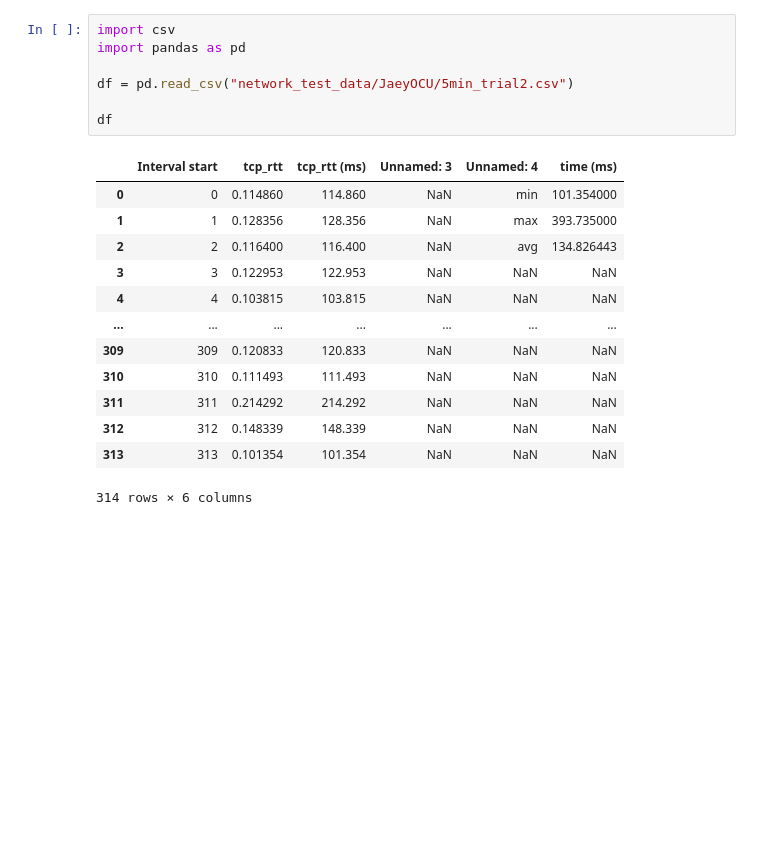
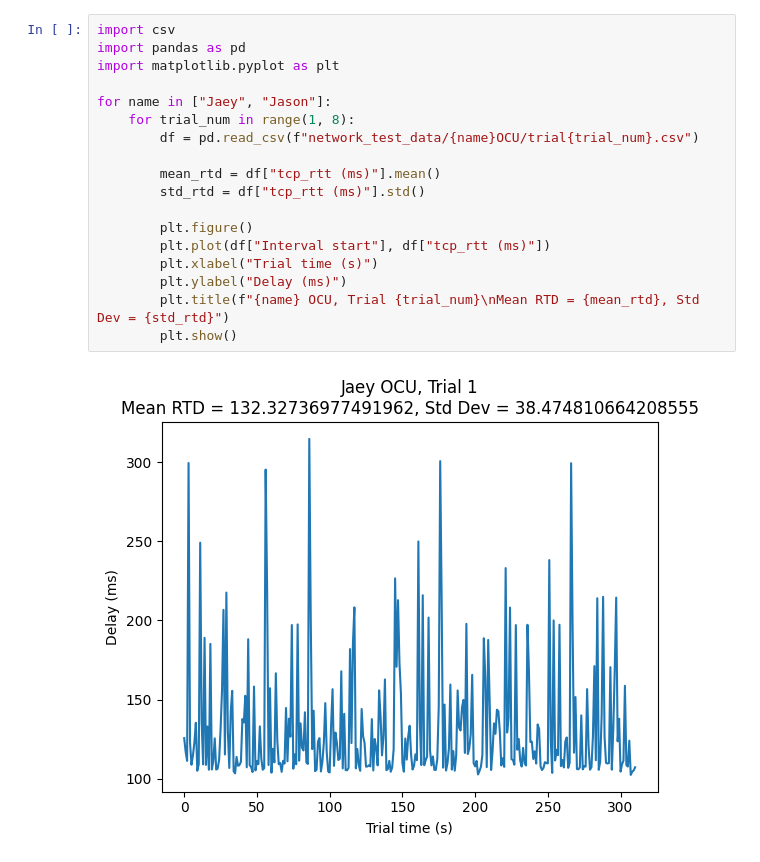
Before and after one commit to jasonkglim/MotionScaling, a Jupyter notebook: delay_modeling/process_network_test.ipynb, the cells around one changed output. Drawn from its saved outputs; the diff is of its cells as text; blank space fills up the shorter version.

Commit message:
plotting network delay

```diff
--- a/delay_modeling/process_network_test.ipynb
+++ b/delay_modeling/process_network_test.ipynb
@@ -1,21 +1,20 @@
-# %%
-import csv
-import pandas as pd
-
-df = pd.read_csv("network_test_data/JaeyOCU/5min_trial2.csv")
-
-df
-# %% [output]
-|  | Interval start | tcp_rtt | tcp_rtt (ms) | Unnamed: 3 | Unnamed: 4 | time (ms) |
-| 0 | 0 | 0.114860 | 114.860 | NaN | min | 101.354000 |
-| 1 | 1 | 0.128356 | 128.356 | NaN | max | 393.735000 |
-| 2 | 2 | 0.116400 | 116.400 | NaN | avg | 134.826443 |
-| 3 | 3 | 0.122953 | 122.953 | NaN | NaN | NaN |
-| 4 | 4 | 0.103815 | 103.815 | NaN | NaN | NaN |
-| ... | ... | ... | ... | ... | ... | ... |
-| 309 | 309 | 0.120833 | 120.833 | NaN | NaN | NaN |
-| 310 | 310 | 0.111493 | 111.493 | NaN | NaN | NaN |
-| 311 | 311 | 0.214292 | 214.292 | NaN | NaN | NaN |
-| 312 | 312 | 0.148339 | 148.339 | NaN | NaN | NaN |
-| 313 | 313 | 0.101354 | 101.354 | NaN | NaN | NaN |
-314 rows × 6 columns
+# %%
+import csv
+import pandas as pd
+import matplotlib.pyplot as plt
+
+for name in ["Jaey", "Jason"]:
+    for trial_num in range(1, 8):
+        df = pd.read_csv(f"network_test_data/{name}OCU/trial{trial_num}.csv")
+
+        mean_rtd = df["tcp_rtt (ms)"].mean()
+        std_rtd = df["tcp_rtt (ms)"].std()
+
+        plt.figure()
+        plt.plot(df["Interval start"], df["tcp_rtt (ms)"])
+        plt.xlabel("Trial time (s)")
+        plt.ylabel("Delay (ms)")
+        plt.title(f"{name} OCU, Trial {trial_num}\nMean RTD = {mean_rtd}, Std Dev = {std_rtd}")
+        plt.show()
+# %% [output]
+[figure, added]
```
Also changed, not shown: parts of 1 cell of this notebook, 14 other files.
